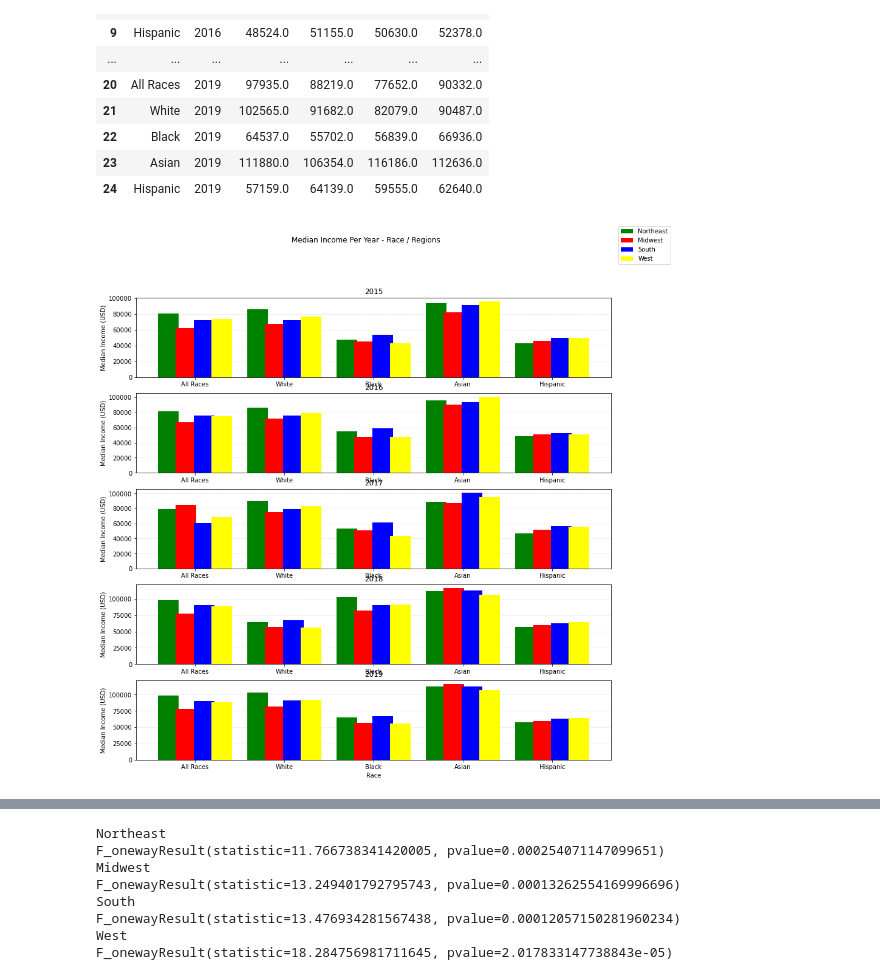
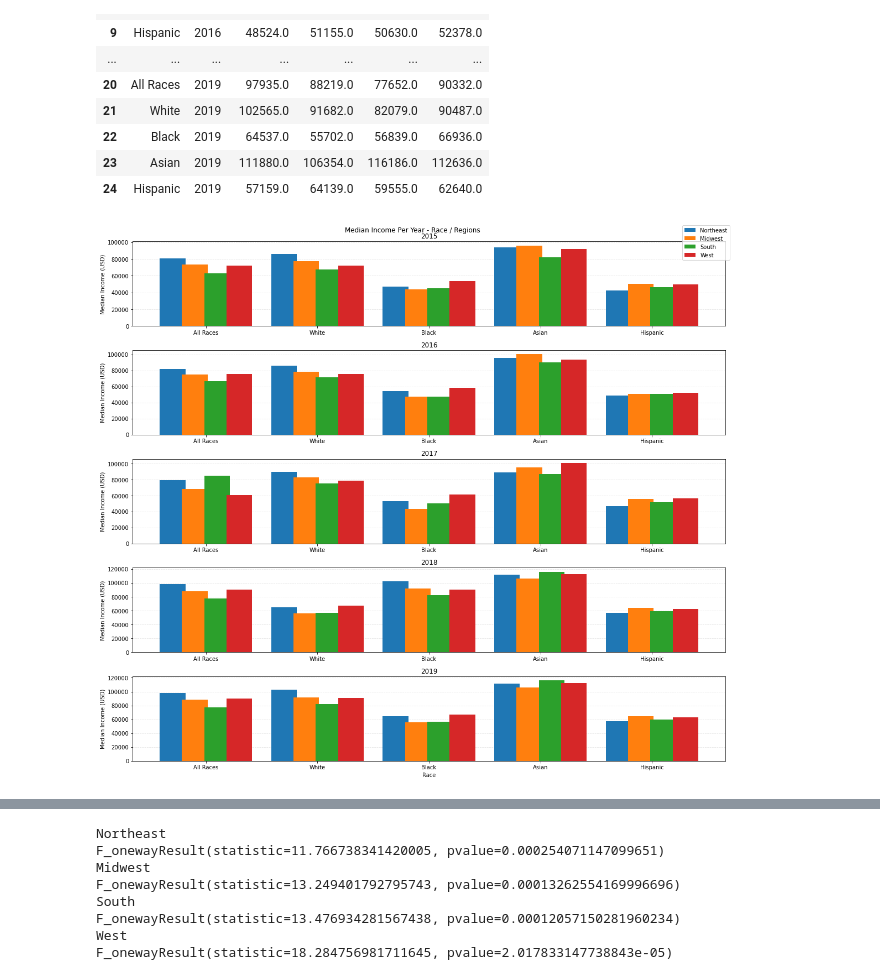
Before and after one commit to j0serobles/UCF_Data_Bootcamp_Project1, a Jupyter notebook: Untitled.ipynb, the cells around one changed output, grey strips where cells are left out. Cells and saved outputs as stored; diff of their text form; code cells hidden in the pictures.

Commit message:
Adding readme and final code of region question

```diff
--- a/Untitled.ipynb
+++ b/Untitled.ipynb
@@ -139,33 +140,34 @@ df_region
 | 23 | Asian | 2019 | 111880.0 | 106354.0 | 116186.0 | 112636.0 |
 | 24 | Hispanic | 2019 | 57159.0 | 64139.0 | 59555.0 | 62640.0 |
 # %%
-
-fig, axs= plt.subplots(5,figsize=(14,14))
+#Generate year subplots median income in each region by races
+fig, axs= plt.subplots(5,figsize=(16,14))
 i=0
 x=np.arange(0,len(df_region['Race'].unique()))
 
 years=df_region['Year'].unique()
 regions=['Northeast','Midwest','South','West']
 #plot by years
 for y in years:
     #plt by region
-    axs[i].bar(x-0.3, df_region[df_region["Year"] == y]['Northeast'], width=0.23,color='green')
-    axs[i].bar(x-0.1, df_region[df_region["Year"] == y]['South'], width=0.23,color='red')
-    axs[i].bar(x+0.1, df_region[df_region["Year"] == y]['West'], width=0.23,color='blue')
-    axs[i].bar(x+0.3, df_region[df_region["Year"] == y]['Midwest'], width=0.23,color='yellow')
+    axs[i].bar(x-0.3, df_region[df_region["Year"] == y]['Northeast'], width=0.23)
+    axs[i].bar(x-0.1, df_region[df_region["Year"] == y]['Midwest'], width=0.23)
+    axs[i].bar(x+0.1, df_region[df_region["Year"] == y]['South'], width=0.23)
+    axs[i].bar(x+0.3, df_region[df_region["Year"] == y]['West'], width=0.23)
     axs[i].set_xticks(x)
     x_values = df_region[df_region["Year"] == y]["Race"]
     axs[i].set_xticklabels(x_values)
     axs[i].set_axisbelow(True)
     axs[i].set_title(y)
     axs[i].yaxis.grid(color='gray',linestyle='dashed',alpha=0.2)
     axs[i].set(ylabel='Median Income (USD)')
     i=i+1
 axs[i-1].set(xlabel='Race')
 fig.legend(regions, loc='upper right')
-fig.suptitle("Median Income Per Year - Race / Regions")
+fig.suptitle("Median Income Per Year - Race / Regions",y=1)
+fig.tight_layout()
 plt.savefig("Images/Incomeracevsregionbyyear")
 plt.show()
 # %% [output]
-[figure, old version]
+[figure, new version]
 # %%
```
Also changed, not shown: parts of 5 cells of this notebook, 5 other files.
